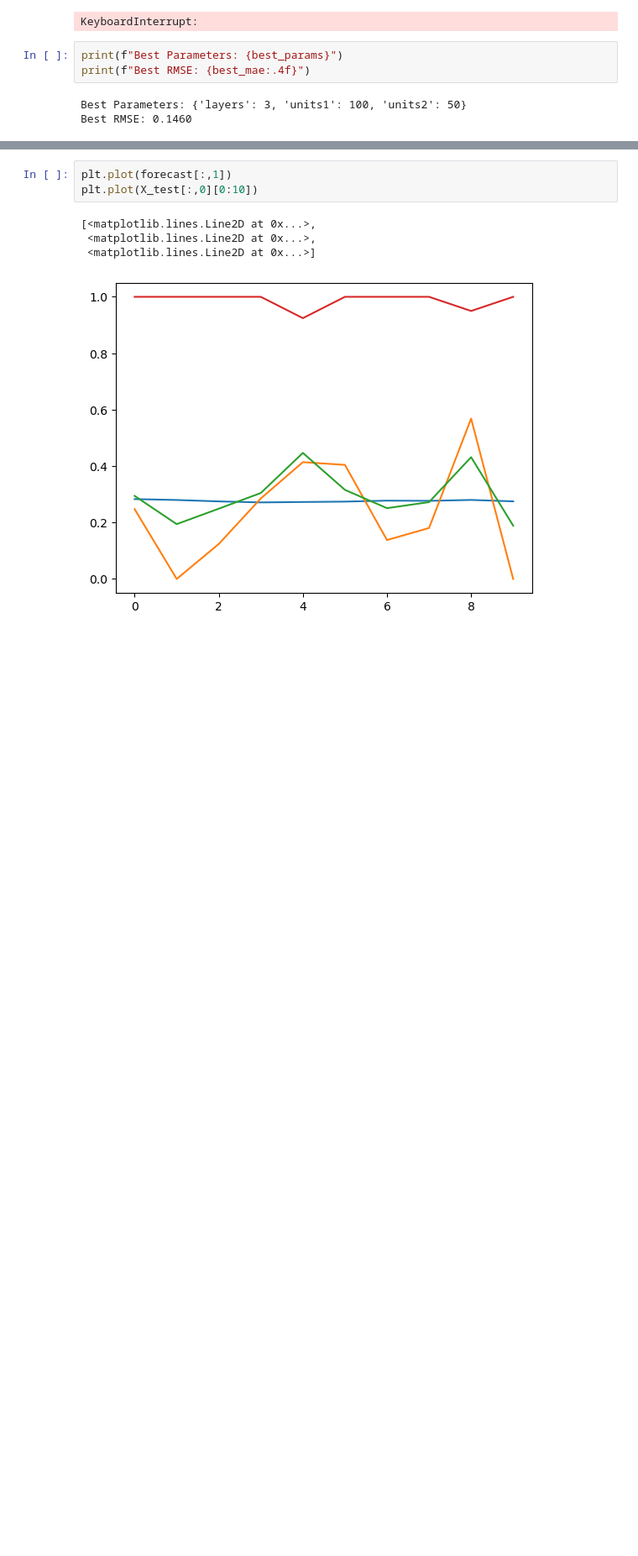
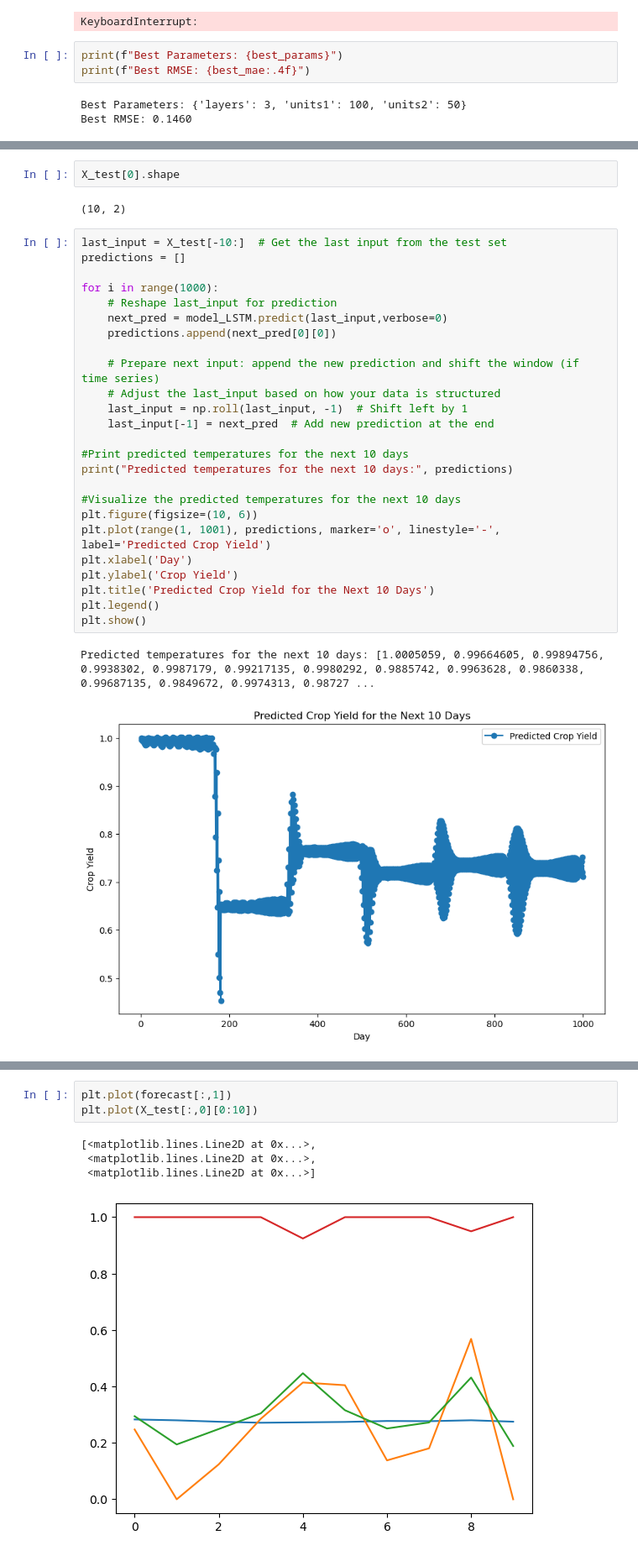
Before and after one commit to lkalab/AISE_Group9, a Jupyter notebook: AI_Multivariate.ipynb, the cells around one changed output, grey strips where cells are left out. Shown: that part at 84% size. Drawn from its saved outputs; the diff is of its cells as text; blank space fills up the shorter version.

```diff
--- a/AI_Multivariate.ipynb
+++ b/AI_Multivariate.ipynb
@@ -192 +213,33 @@ plt.legend()
+# %%
+X_test[0].shape
+# %% [output]
+(10, 2)
+# %%
+last_input = X_test[-10:]  # Get the last input from the test set
+predictions = []
+
+for i in range(1000):
+    # Reshape last_input for prediction
+    next_pred = model_LSTM.predict(last_input,verbose=0)
+    predictions.append(next_pred[0][0])
+
+    # Prepare next input: append the new prediction and shift the window (if time series)
+    # Adjust the last_input based on how your data is structured
+    last_input = np.roll(last_input, -1)  # Shift left by 1
+    last_input[-1] = next_pred  # Add new prediction at the end
+
+#Print predicted temperatures for the next 10 days
+print("Predicted temperatures for the next 10 days:", predictions)
+
+#Visualize the predicted temperatures for the next 10 days
+plt.figure(figsize=(10, 6))
+plt.plot(range(1, 1001), predictions, marker='o', linestyle='-', label='Predicted Crop Yield')
+plt.xlabel('Day')
+plt.ylabel('Crop Yield')
+plt.title('Predicted Crop Yield for the Next 10 Days')
+plt.legend()
+plt.show()
+# %% [output]
+Predicted temperatures for the next 10 days: [1.0005059, 0.99664605, 0.99894756, 0.9938302, 0.9987179, 0.99217135, 0.9980292, 0.9885742, 0.9963628, 0.9860338, 0.99687135, 0.9849672, 0.9974313, 0.98727 ...
+[figure, added]
 # %%
```
Also changed, not shown: parts of 19 cells of this notebook.
